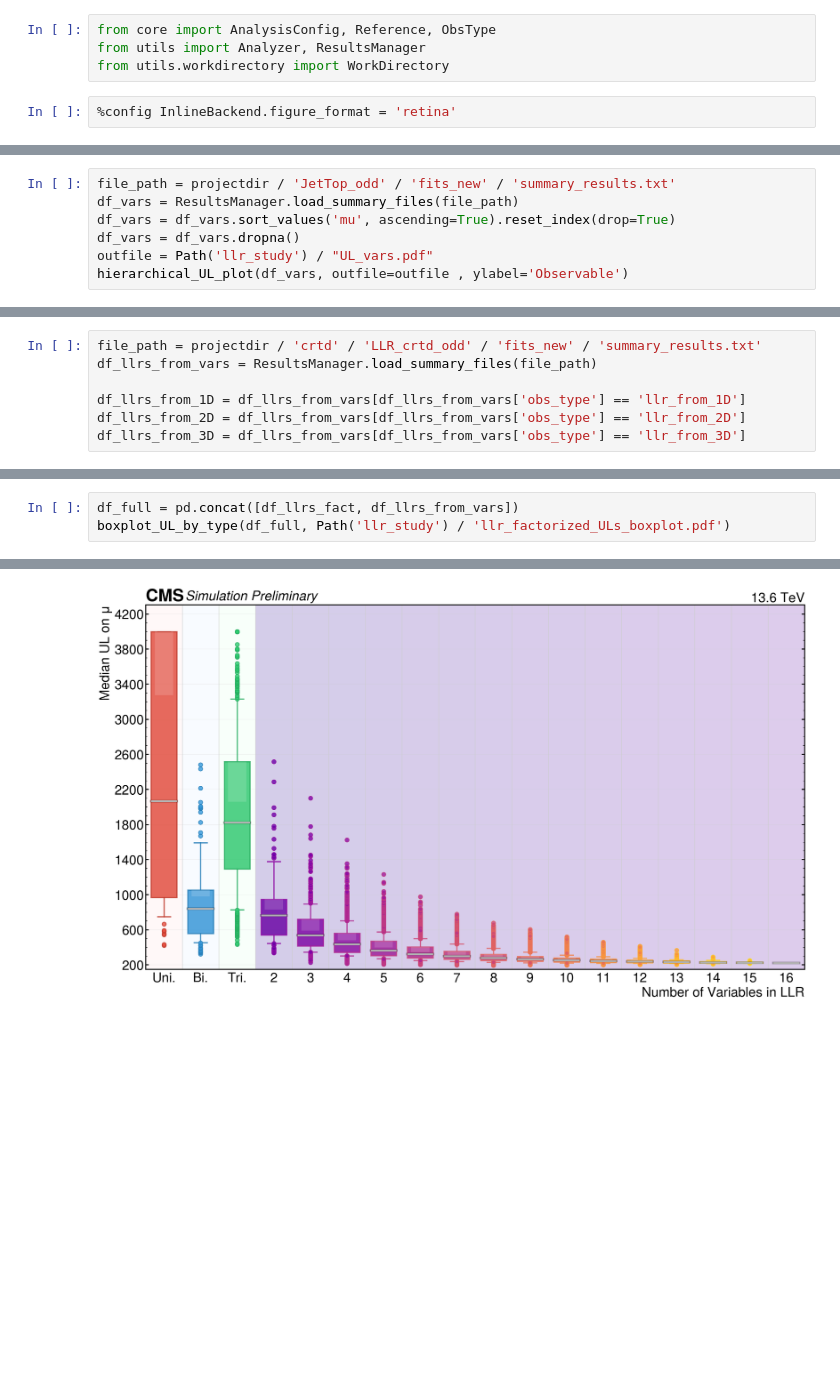
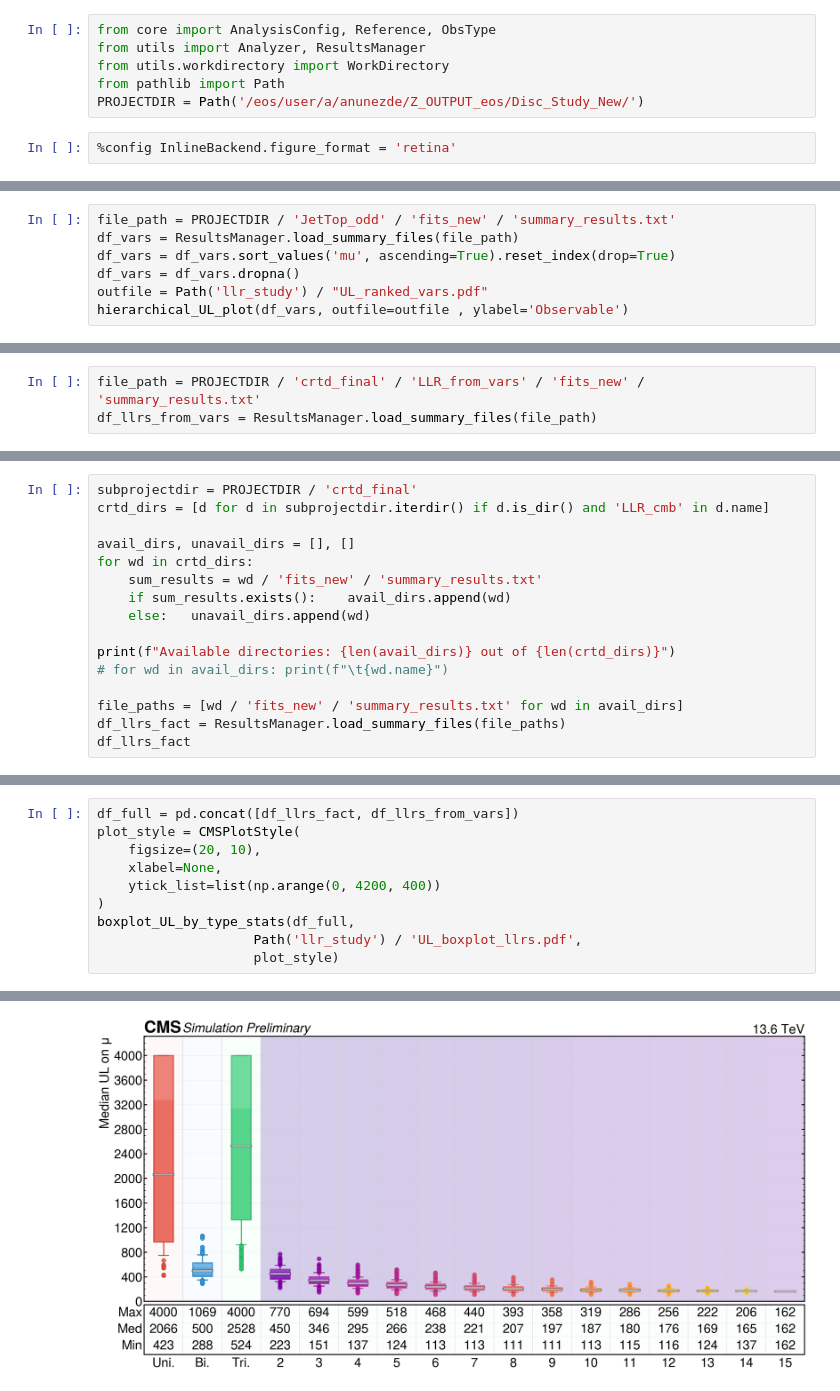
Before and after one commit to antonettprado/hh, a Jupyter notebook: llr_study/plot_llrs_UL.ipynb, the cells around one changed output, grey strips where cells are left out. Saved outputs shown, nothing was run; the diff lists cells and outputs as text; blank space fills up the shorter version.

```diff
--- a/llr_study/plot_llrs_UL.ipynb
+++ b/llr_study/plot_llrs_UL.ipynb
@@ -2,5 +2,7 @@
 from core import AnalysisConfig, Reference, ObsType
 from utils import Analyzer, ResultsManager
 from utils.workdirectory import WorkDirectory
+from pathlib import Path
+PROJECTDIR = Path('/eos/user/a/anunezde/Z_OUTPUT_eos/Disc_Study_New/')
 # %%
 %config InlineBackend.figure_format = 'retina'
@@ -369,7 +486,7 @@ Available directories: 13 out of 28
 # %%
-file_path = projectdir / 'JetTop_odd' / 'fits_new' / 'summary_results.txt'
+file_path = PROJECTDIR / 'JetTop_odd' / 'fits_new' / 'summary_results.txt'
 df_vars = ResultsManager.load_summary_files(file_path)
 df_vars = df_vars.sort_values('mu', ascending=True).reset_index(drop=True)
 df_vars = df_vars.dropna()
-outfile = Path('llr_study') / "UL_vars.pdf"
+outfile = Path('llr_study') / "UL_ranked_vars.pdf"
 hierarchical_UL_plot(df_vars, outfile=outfile , ylabel='Observable')
@@ -379,7 +495,3 @@ CMS-style hierarchical plot saved to llr_study/UL_vars.pdf
 # %%
-file_path = projectdir / 'crtd' / 'LLR_crtd_odd' / 'fits_new' / 'summary_results.txt'
+file_path = PROJECTDIR / 'crtd_final' / 'LLR_from_vars' / 'fits_new' / 'summary_results.txt'
 df_llrs_from_vars = ResultsManager.load_summary_files(file_path)
-
-df_llrs_from_1D = df_llrs_from_vars[df_llrs_from_vars['obs_type'] == 'llr_from_1D']
-df_llrs_from_2D = df_llrs_from_vars[df_llrs_from_vars['obs_type'] == 'llr_from_2D']
-df_llrs_from_3D = df_llrs_from_vars[df_llrs_from_vars['obs_type'] == 'llr_from_3D']
@@ -429,0 +583,16 @@ CMS-style hierarchical plot saved to llr_study/top10_llrs_from_3D.pdf
+# %%
+subprojectdir = PROJECTDIR / 'crtd_final'
+crtd_dirs = [d for d in subprojectdir.iterdir() if d.is_dir() and 'LLR_cmb' in d.name]
+
+avail_dirs, unavail_dirs = [], []
+for wd in crtd_dirs:
+    sum_results = wd / 'fits_new' / 'summary_results.txt'
+    if sum_results.exists():    avail_dirs.append(wd)
+    else:   unavail_dirs.append(wd)
+
+print(f"Available directories: {len(avail_dirs)} out of {len(crtd_dirs)}")
+# for wd in avail_dirs: print(f"\t{wd.name}")
+
+file_paths = [wd / 'fits_new' / 'summary_results.txt' for wd in avail_dirs]
+df_llrs_fact = ResultsManager.load_summary_files(file_paths)
+df_llrs_fact
@@ -435,4 +716,11 @@ Saved to llr_study/trend_factorized_llrs.pdf
 # %%
 df_full = pd.concat([df_llrs_fact, df_llrs_from_vars])
-boxplot_UL_by_type(df_full, Path('llr_study') / 'llr_factorized_ULs_boxplot.pdf')
+plot_style = CMSPlotStyle(
+    figsize=(20, 10),
+    xlabel=None,
+    ytick_list=list(np.arange(0, 4200, 400))
+)
+boxplot_UL_by_type_stats(df_full,
+                    Path('llr_study') / 'UL_boxplot_llrs.pdf',
+                    plot_style)
 # %% [output]
@@ -440 +728 @@ CMS-style enhanced boxplot saved to llr_study/llr_factorized_ULs_boxplot.pdf
-[figure, old version]
+[figure, new version]
```
Also changed, not shown: parts of 32 cells of this notebook, 20 other files.
